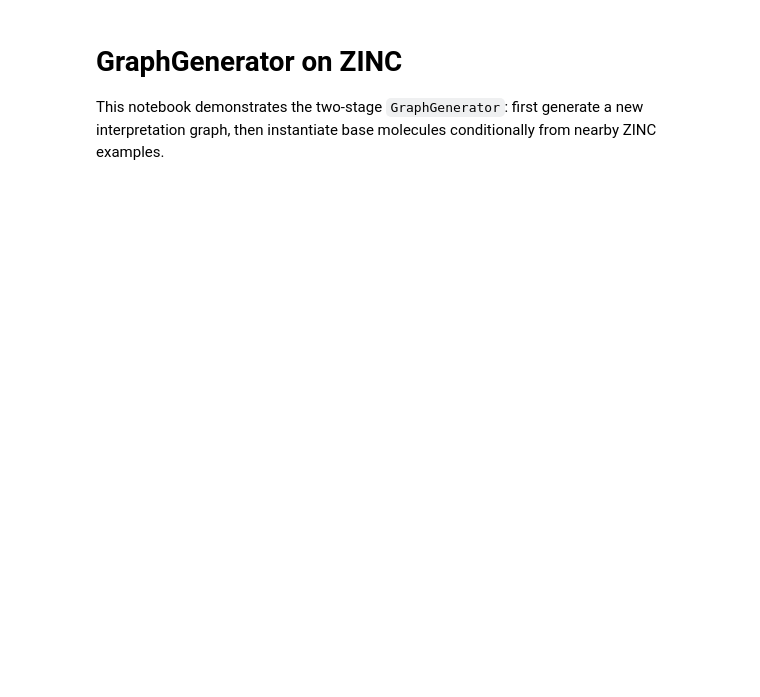
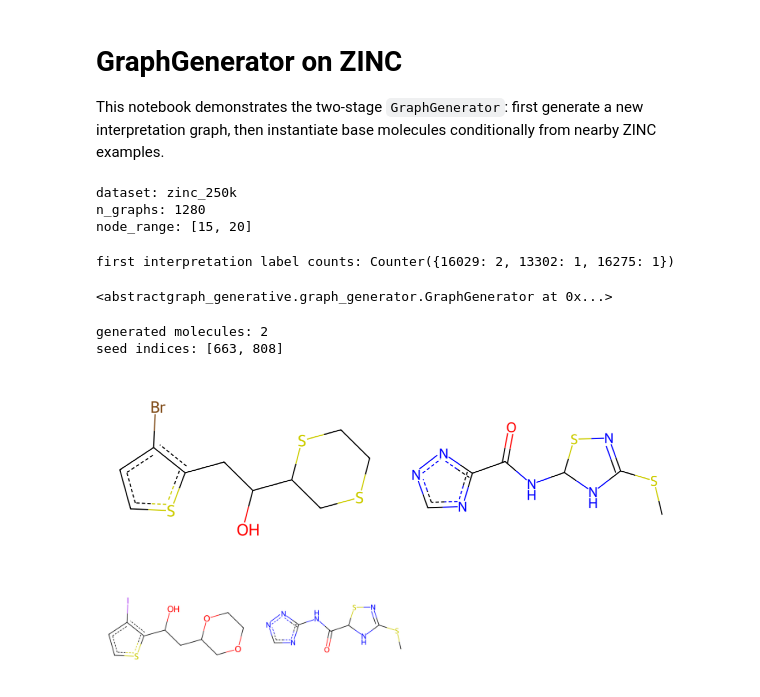
Before and after one commit to fabriziocosta/abstractgraph-generative, a Jupyter notebook: notebooks/examples/example_graph_generator_zinc.ipynb, the cells around one changed output. Saved outputs shown, nothing was run; the diff lists cells and outputs as text; code cells hidden in the pictures; blank space fills up the shorter version.

```diff
--- a/notebooks/examples/example_graph_generator_zinc.ipynb
+++ b/notebooks/examples/example_graph_generator_zinc.ipynb
@@ -52,9 +50,9 @@ from abstractgraph_generative.graph_generator import GraphGenerator
 loader = ZINCLoader(on_error="skip")
 
 dataset_name = "zinc_250k"
-size = 128
-min_num_nodes = 10
-max_num_nodes = 14
+size = 1280
+min_num_nodes = 15
+max_num_nodes = 20
 
 graphs, metadata = loader.load(
     dataset_name,
@@ -66,6 +64,10 @@ graphs, metadata = loader.load(
 print(f"dataset: {dataset_name}")
 print(f"n_graphs: {len(graphs)}")
 print(f"node_range: [{min_num_nodes}, {max_num_nodes}]")
+# %% [output]
+dataset: zinc_250k
+n_graphs: 1280
+node_range: [15, 20]
 # %%
 cycle_tree = add(
     compose(name("cycle"), cycle()),
@@ -88,7 +90,28 @@ interpretation_graphs = [
 def label_counts(graph):
     return Counter(data.get("label") for _, data in graph.nodes(data=True))
 
+class AlwaysFeasible:
+    def fit(self, graphs):
+        return self
+
+    def predict(self, graphs):
+        return [1] * len(graphs)
+
+def draw(graph, decomposition_function, *, nbits=11, label_mode="operator_hash", size=(12, 6), n_elements_per_row=8):
+    display_decomposition_graph(decomposition_function)
+    ag = graph_to_abstract_graph(
+        graph,
+        decomposition_function=decomposition_function,
+        nbits=nbits,
+        label_mode=label_mode,
+    )
+    display(ag, size=size)
+    display_mappings(ag, n_elements_per_row=n_elements_per_row)
+    return ag
+
 print("first interpretation label counts:", label_counts(interpretation_graphs[0]))
+# %% [output]
+first interpretation label counts: Counter({16029: 2, 13302: 1, 16275: 1})
 # %%
 edge_vectorizer = NSPPK(radius=1, distance=3, connector=1, nbits=12, dense=True, parallel=True)
 edge_graph_estimator = GraphEstimator(
@@ -101,10 +124,7 @@ edge_graph_estimator = GraphEstimator(
     ),
 )
 
-feasibility_kwargs = dict(nbits=14, parallel=True, backend="loky", n_jobs=-1)
-interpretation_feasibility = FeasibilityEstimator([
-    FeasibilityEstimatorFeatureCannotExist(decomposition_function=edge(), **feasibility_kwargs),
-])
+interpretation_feasibility = AlwaysFeasible()
 
 edge_generator = EdgeGenerator(
     partial_feasibility_estimator=interpretation_feasibility,
@@ -141,27 +161,34 @@ generator = GraphGenerator(
     seed=0,
 )
 generator.store(graphs, interpretation_graphs=interpretation_graphs)
+# %% [output]
+<abstractgraph_generative.graph_generator.GraphGenerator at 0x...>
 # %%
 generated_graphs = generator.sample(
     n_samples=2,
-    n_interpretation_neighbors=24,
-    n_conditional_neighbors=24,
-    n_instances_per_sample=2,
+    n_interpretation_neighbors=240,
+    n_conditional_neighbors=240,
+    n_instances_per_sample=1,
     interpretation_edge_removal_size=0.35,
     random_state=7,
     conditional_generate_kwargs=dict(
         random_state=7,
         max_backtracks=2000,
         max_attempts_per_sample=6,
         require_signature_coverage=True,
     ),
 )
 
 print(f"generated molecules: {len(generated_graphs)}")
 print("seed indices:", generator.last_sampled_indices_)
-display_graphs([graphs[i] for i in generator.last_sampled_indices_], mols_per_row=2)
+display_graphs([graphs[i] for i in generator.last_sampled_indices_], n_graphs_per_line=2)
 if generated_graphs:
-    display_graphs(generated_graphs, mols_per_row=4)
+    display_graphs(generated_graphs, n_graphs_per_line=4)
 else:
     print("No molecules generated; inspect warnings and try a larger neighborhood or dataset slice.")
+# %% [output]
+generated molecules: 2
+seed indices: [663, 808]
+[figure, added]
+[figure, added]
 # %%
```
Also changed, not shown: parts of 3 cells of this notebook, 5 other files.
